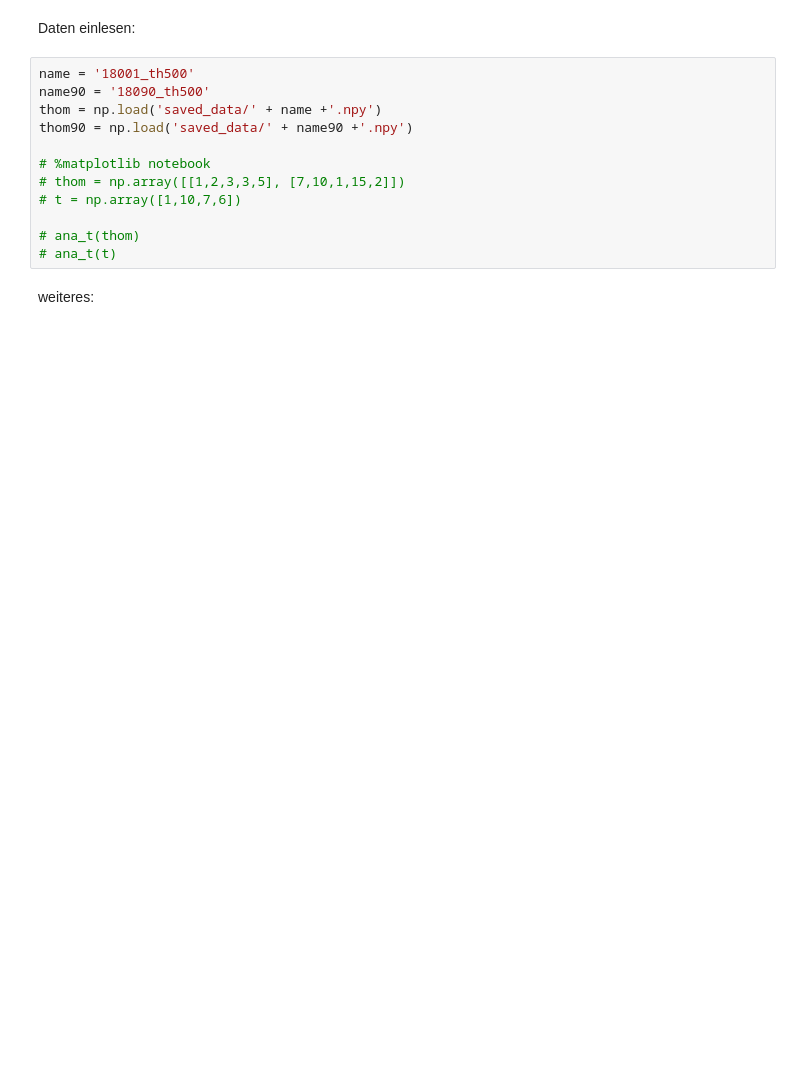
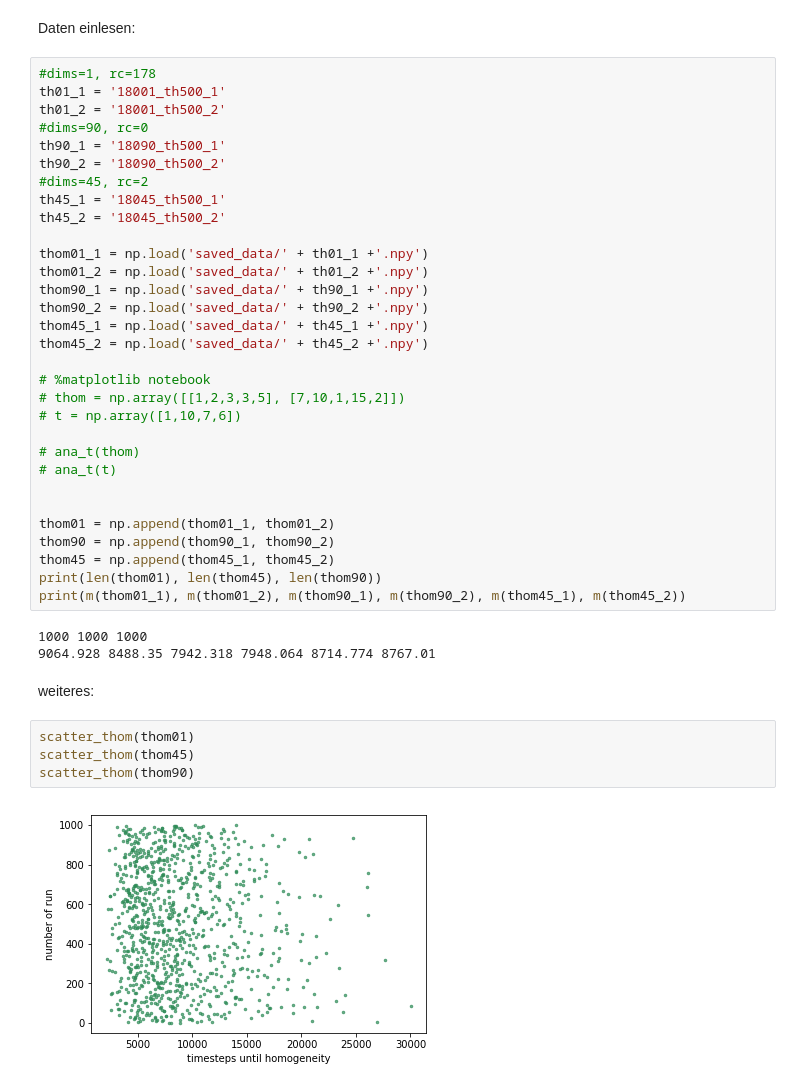
Before and after one commit to sisyga/biolgca, a Jupyter notebook: analysis t_hom.ipynb, the cells around one changed output. Drawn from its saved outputs; the diff is of its cells as text; blank space fills up the shorter version.

Commit message:
add scatter_plot in jupyter

```diff
--- a/analysis t_hom.ipynb
+++ b/analysis t_hom.ipynb
@@ -128,17 +142,45 @@ def verteilung_bar(thom, li):
     plt.show()
 # %% [markdown]
 Daten einlesen:
-# %%
-name = '18001_th500'
-name90 = '18090_th500'
-thom = np.load('saved_data/' + name +'.npy')
-thom90 = np.load('saved_data/' + name90 +'.npy')
-
-# %matplotlib notebook
-# thom = np.array([[1,2,3,3,5], [7,10,1,15,2]])
-# t = np.array([1,10,7,6])
-
-# ana_t(thom)
-# ana_t(t)
+# %%
+#dims=1, rc=178
+th01_1 = '18001_th500_1'
+th01_2 = '18001_th500_2'
+#dims=90, rc=0
+th90_1 = '18090_th500_1'
+th90_2 = '18090_th500_2'
+#dims=45, rc=2
+th45_1 = '18045_th500_1'
+th45_2 = '18045_th500_2'
+
+thom01_1 = np.load('saved_data/' + th01_1 +'.npy')
+thom01_2 = np.load('saved_data/' + th01_2 +'.npy')
+thom90_1 = np.load('saved_data/' + th90_1 +'.npy')
+thom90_2 = np.load('saved_data/' + th90_2 +'.npy')
+thom45_1 = np.load('saved_data/' + th45_1 +'.npy')
+thom45_2 = np.load('saved_data/' + th45_2 +'.npy')
+
+# %matplotlib notebook
+# thom = np.array([[1,2,3,3,5], [7,10,1,15,2]])
+# t = np.array([1,10,7,6])
+
+# ana_t(thom)
+# ana_t(t)
+
+
+thom01 = np.append(thom01_1, thom01_2)
+thom90 = np.append(thom90_1, thom90_2)
+thom45 = np.append(thom45_1, thom45_2)
+print(len(thom01), len(thom45), len(thom90))
+print(m(thom01_1), m(thom01_2), m(thom90_1), m(thom90_2), m(thom45_1), m(thom45_2))
+# %% [output]
+1000 1000 1000
+9064.928 8488.35 7942.318 7948.064 8714.774 8767.01
 # %% [markdown]
 weiteres:
+# %%
+scatter_thom(thom01)
+scatter_thom(thom45)
+scatter_thom(thom90)
+# %% [output]
+[figure, added]
```
Also changed, not shown: parts of 10 cells of this notebook, 4 other files.
